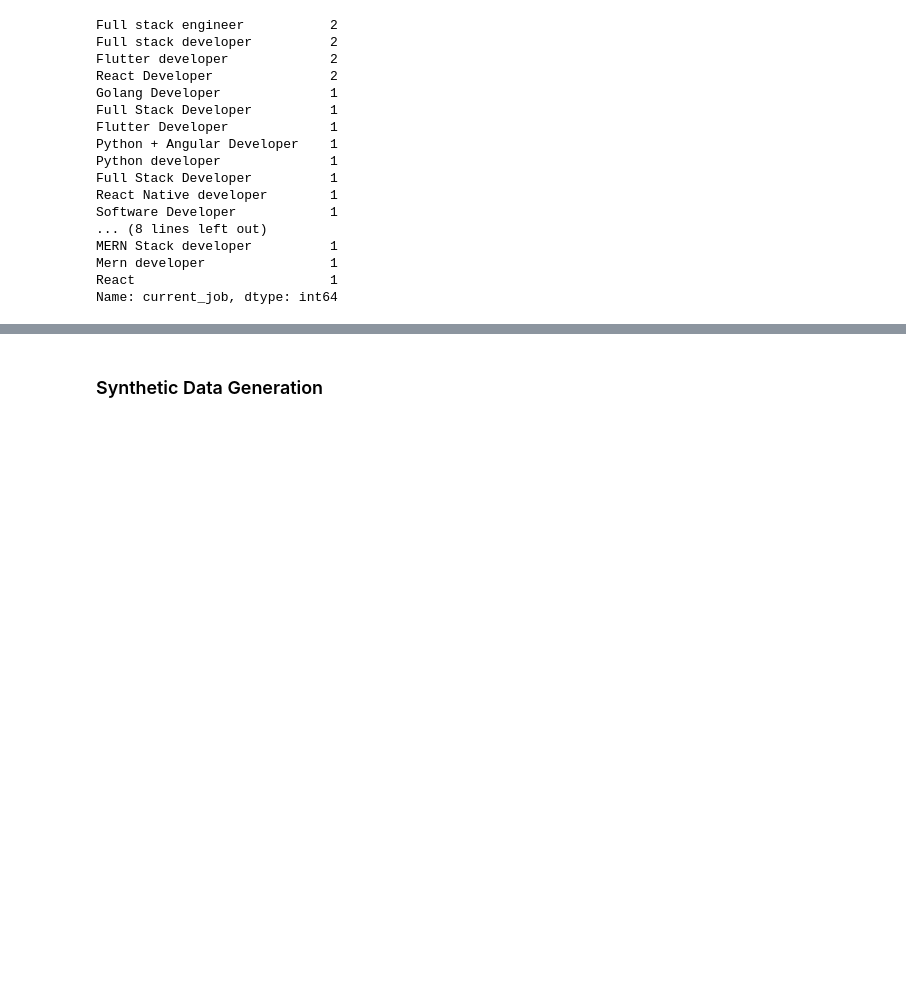
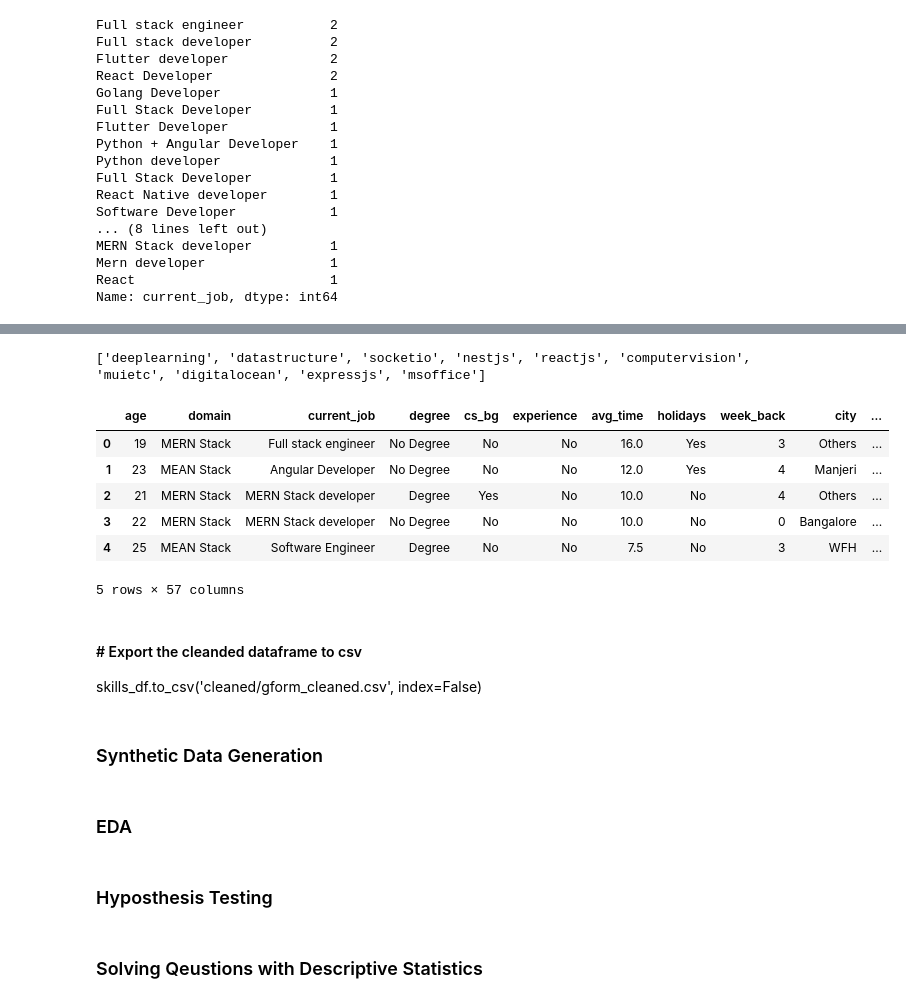
Before and after one commit to mubarakmayyeri/worth-machine-learning, a Jupyter notebook: data_collection/data_collection.ipynb, the cells around one changed output, grey strips where cells are left out. Saved outputs shown, nothing was run; the diff lists cells and outputs as text; code cells hidden in the pictures; blank space fills up the shorter version.

```diff
--- a/data_collection/data_collection.ipynb
+++ b/data_collection/data_collection.ipynb
@@ -415,6 +376,0 @@ Name: current_job, dtype: int64
-# %%
-replacements = {'Full stack developer': 'Full stack Developer', 'React developer': 'React Developer'}
-
-
-skills_df['current_job'] = skills_df['current_job'].replace(replacements)
-skills_df['current_job'].value_counts()
@@ -440,0 +413,6 @@ Name: current_job, dtype: int64
+# %%
+job_replacements = {'Full Stack Devloper': 'Full Stack Developer', 'React': 'React Developer', 'Mern developer': 'MERN Stack developer'}
+
+
+skills_df['current_job'] = skills_df['current_job'].replace(job_replacements)
+skills_df['current_job'].value_counts()
@@ -521,0 +460,12 @@ skills_df.to_csv('cleaned/gform_cleaned.csv')
+# %%
+cities = list(skills_df['city'].values)
+
+cities_cleaned=[]
+
+for city in cities:
+    cities_cleaned.append(city.strip())
+
+skills_df['city'] = cities_cleaned
+replacements = {'Chennai works from office': 'WFH', 'Manjeri Malappuram': 'Manjeri'}
+skills_df['city'] = skills_df['city'].replace(replacements)
+skills_df['city'].value_counts()
@@ -521,0 +488,17 @@ skills_df.to_csv('cleaned/gform_cleaned.csv')
+# %%
+skills_list = list(skills_df.iloc[:, 13:].columns)
+
+skills_dict = {}
+zero_skills = []
+
+# Checking whether if there are skills that anyone don't posses
+def count_students(skills):
+    for skill in skills_list:
+        students_count = skills_df[skill].sum()
+        skills_dict[skill] = students_count
+        if students_count == 0:
+            zero_skills.append(skill)
+        elif students_count == 1:
+            print(f"{students_count} student has the skill {skill}.")
+        else:
+            print(f"{students_count} students have the skill {skill}.")
@@ -522,2 +525,26 @@ skills_df.to_csv('cleaned/gform_cleaned.csv')
+# %%
+print(zero_skills)
+# %% [output]
+['deeplearning', 'datastructure', 'socketio', 'nestjs', 'reactjs', 'computervision', 'muietc', 'digitalocean', 'expressjs', 'msoffice']
+# %%
+skills_df = skills_df.drop(zero_skills, axis=1)
+skills_df.head()
+# %% [output]
+|  | age | domain | current_job | degree | cs_bg | experience | avg_time | holidays | week_back | city | ... |
+| 0 | 19 | MERN Stack | Full stack engineer | No Degree | No | No | 16.0 | Yes | 3 | Others | ... |
+| 1 | 23 | MEAN Stack | Angular Developer | No Degree | No | No | 12.0 | Yes | 4 | Manjeri | ... |
+| 2 | 21 | MERN Stack | MERN Stack developer | Degree | Yes | No | 10.0 | No | 4 | Others | ... |
+| 3 | 22 | MERN Stack | MERN Stack developer | No Degree | No | No | 10.0 | No | 0 | Bangalore | ... |
+| 4 | 25 | MEAN Stack | Software Engineer | Degree | No | No | 7.5 | No | 3 | WFH | ... |
+5 rows × 57 columns
+# %% [markdown]
+#### # Export the cleanded dataframe to csv
+skills_df.to_csv('cleaned/gform_cleaned.csv', index=False)
 # %% [markdown]
 ### Synthetic Data Generation
+# %% [markdown]
+### EDA
+# %% [markdown]
+### Hyposthesis Testing
+# %% [markdown]
+### Solving Qeustions with Descriptive Statistics
```
Also changed, not shown: parts of 33 cells of this notebook, 4 other files.
